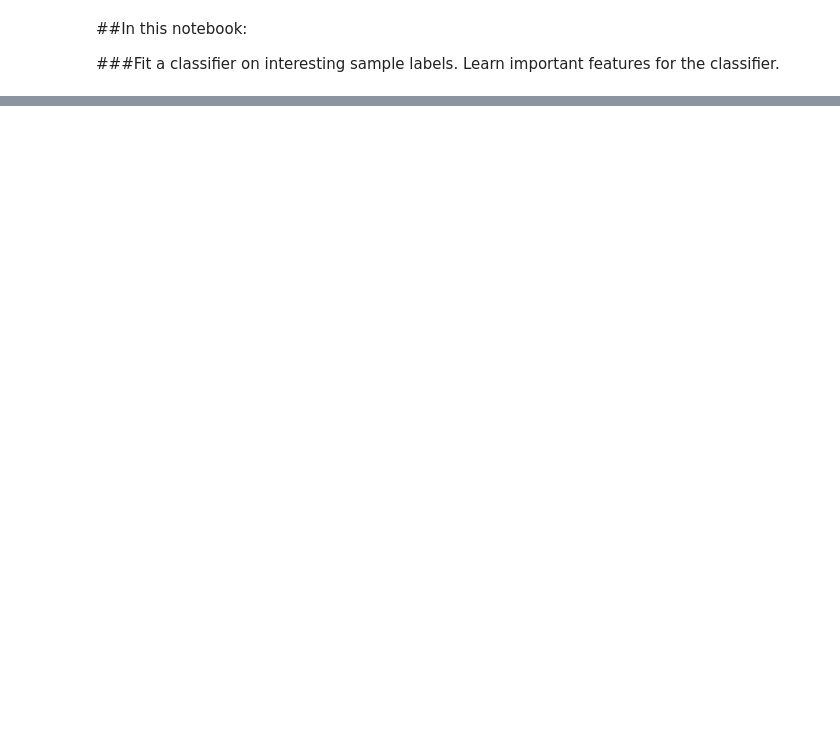
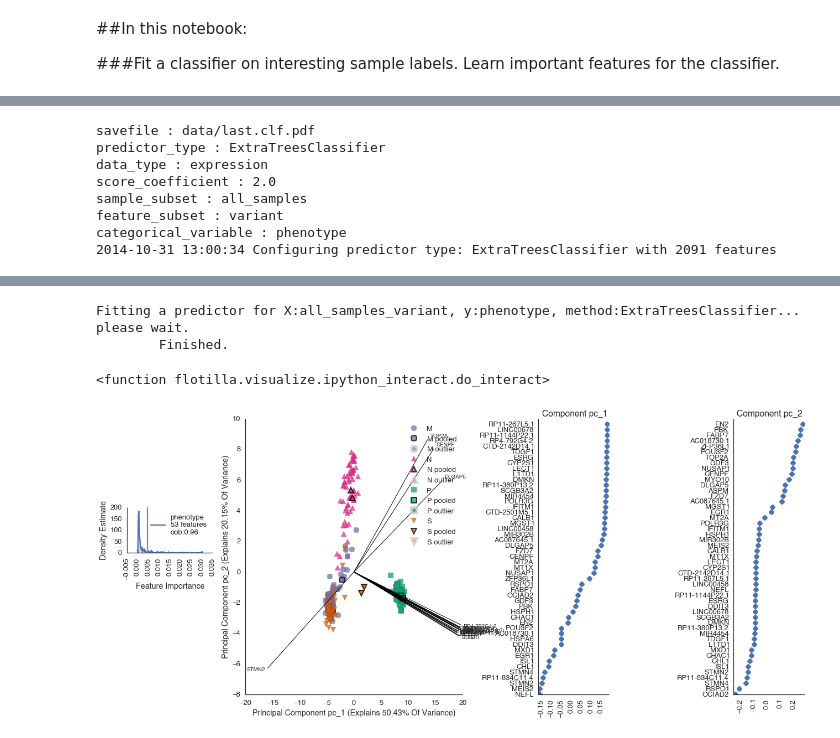
Before and after one commit to YeoLab/flotilla, a Jupyter notebook: talks/CSHL_biological_data_science_2014/examples/3_Classification.ipynb, the cells around one changed output, grey strips where cells are left out. Cells and saved outputs as stored; diff of their text form; code cells hidden in the pictures; blank space fills up the shorter version.

```diff
--- a/talks/CSHL_biological_data_science_2014/examples/3_Classification.ipynb
+++ b/talks/CSHL_biological_data_science_2014/examples/3_Classification.ipynb
@@ -7,5 +7,5 @@ import css_styling
 # %%
 import flotilla
 # %%
-flotilla.embark("neural_diff_demo")
+study = flotilla.embark("neural_diff_demo")
 # %% [output]
@@ -51,2 +50,11 @@ Removing technical outliers from consideration in expression:
 # %%
-study.interactive_classifier()
+study.interactive_classifier(categorical_variables=['phenotype']);
+# %% [output]
+savefile : data/last.clf.pdf
+predictor_type : ExtraTreesClassifier
+data_type : expression
+score_coefficient : 2.0
+sample_subset : all_samples
+feature_subset : variant
+categorical_variable : phenotype
+2014-10-31 13:00:34 Configuring predictor type: ExtraTreesClassifier with 2091 features
@@ -52,0 +63,4 @@ study.interactive_classifier()
+Fitting a predictor for X:all_samples_variant, y:phenotype, method:ExtraTreesClassifier... please wait.
+        Finished.
+<function flotilla.visualize.ipython_interact.do_interact>
+[figure, added]
```
Also changed, not shown: parts of 5 cells of this notebook, 2 other files.
